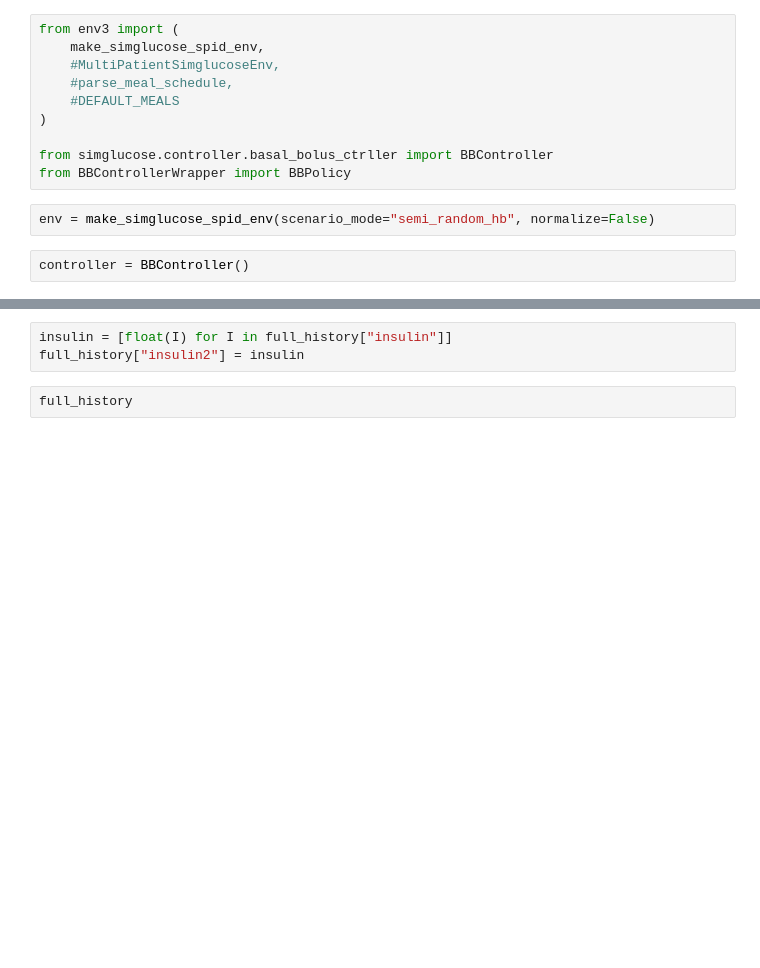
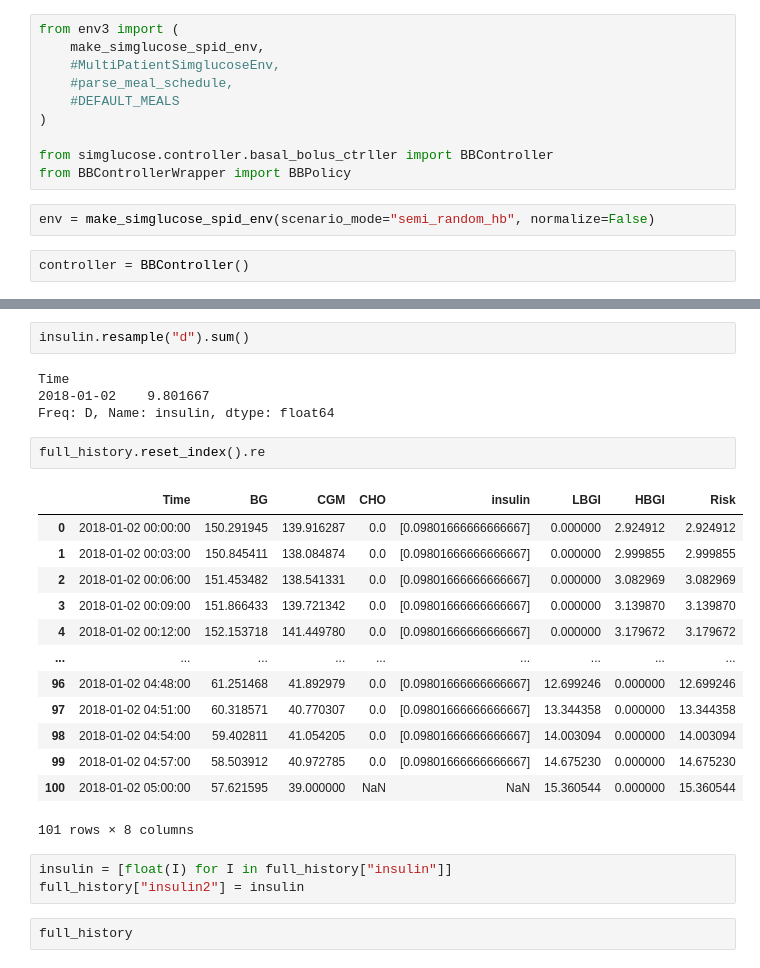
Before and after one commit to SofieElving/GGSpeciale, a Jupyter notebook: simglucose_singlepatient/test.ipynb, the cells around one changed output, grey strips where cells are left out. Drawn from its saved outputs; the diff is of its cells as text; blank space fills up the shorter version.

```diff
--- a/simglucose_singlepatient/test.ipynb
+++ b/simglucose_singlepatient/test.ipynb
@@ -77,3 +67,25 @@ DatetimeIndex(['2018-01-02 00:00:00', '2018-01-02 00:03:00',
+# %%
+insulin.resample("d").sum()
+# %% [output]
+Time
+2018-01-02    9.801667
+Freq: D, Name: insulin, dtype: float64
+# %%
+full_history.reset_index().re
+# %% [output]
+|  | Time | BG | CGM | CHO | insulin | LBGI | HBGI | Risk |
+| 0 | 2018-01-02 00:00:00 | 150.291945 | 139.916287 | 0.0 | [0.09801666666666667] | 0.000000 | 2.924912 | 2.924912 |
+| 1 | 2018-01-02 00:03:00 | 150.845411 | 138.084874 | 0.0 | [0.09801666666666667] | 0.000000 | 2.999855 | 2.999855 |
+| 2 | 2018-01-02 00:06:00 | 151.453482 | 138.541331 | 0.0 | [0.09801666666666667] | 0.000000 | 3.082969 | 3.082969 |
+| 3 | 2018-01-02 00:09:00 | 151.866433 | 139.721342 | 0.0 | [0.09801666666666667] | 0.000000 | 3.139870 | 3.139870 |
+| 4 | 2018-01-02 00:12:00 | 152.153718 | 141.449780 | 0.0 | [0.09801666666666667] | 0.000000 | 3.179672 | 3.179672 |
+| ... | ... | ... | ... | ... | ... | ... | ... | ... |
+| 96 | 2018-01-02 04:48:00 | 61.251468 | 41.892979 | 0.0 | [0.09801666666666667] | 12.699246 | 0.000000 | 12.699246 |
+| 97 | 2018-01-02 04:51:00 | 60.318571 | 40.770307 | 0.0 | [0.09801666666666667] | 13.344358 | 0.000000 | 13.344358 |
+| 98 | 2018-01-02 04:54:00 | 59.402811 | 41.054205 | 0.0 | [0.09801666666666667] | 14.003094 | 0.000000 | 14.003094 |
+| 99 | 2018-01-02 04:57:00 | 58.503912 | 40.972785 | 0.0 | [0.09801666666666667] | 14.675230 | 0.000000 | 14.675230 |
+| 100 | 2018-01-02 05:00:00 | 57.621595 | 39.000000 | NaN | NaN | 15.360544 | 0.000000 | 15.360544 |
+101 rows × 8 columns
 # %%
 insulin = [float(I) for I in full_history["insulin"]]
 full_history["insulin2"] = insulin
```
Also changed, not shown: parts of 4 cells of this notebook, 7 other files.
